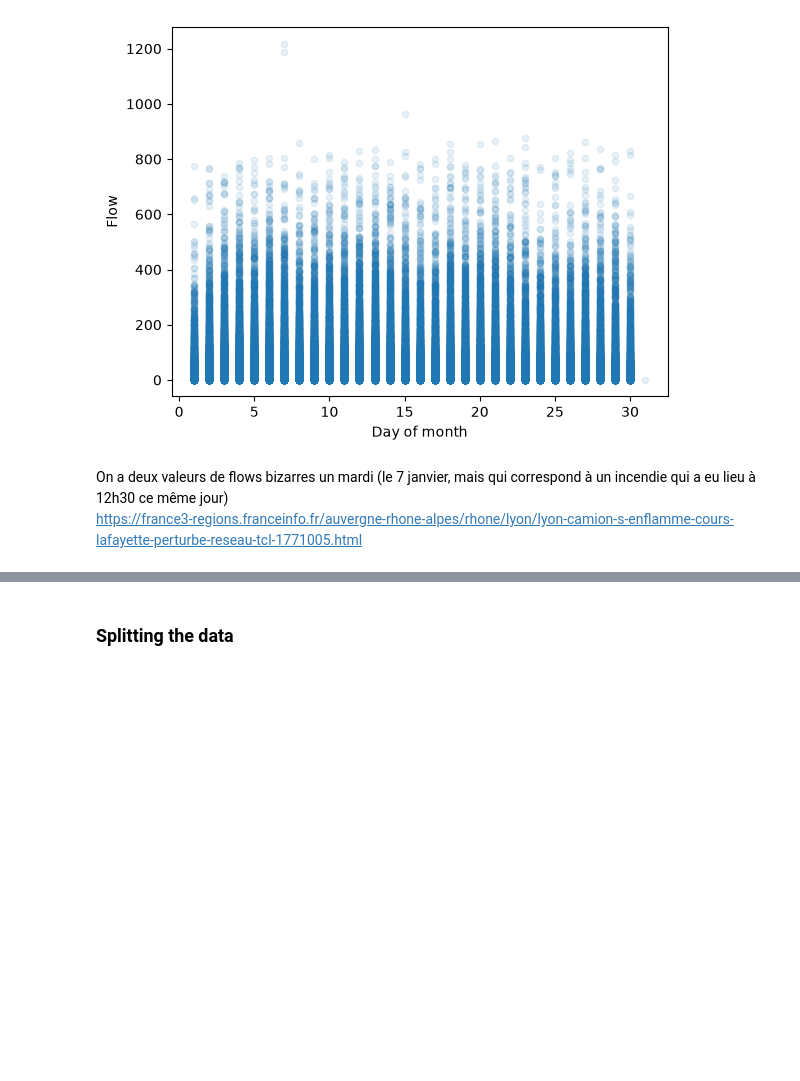
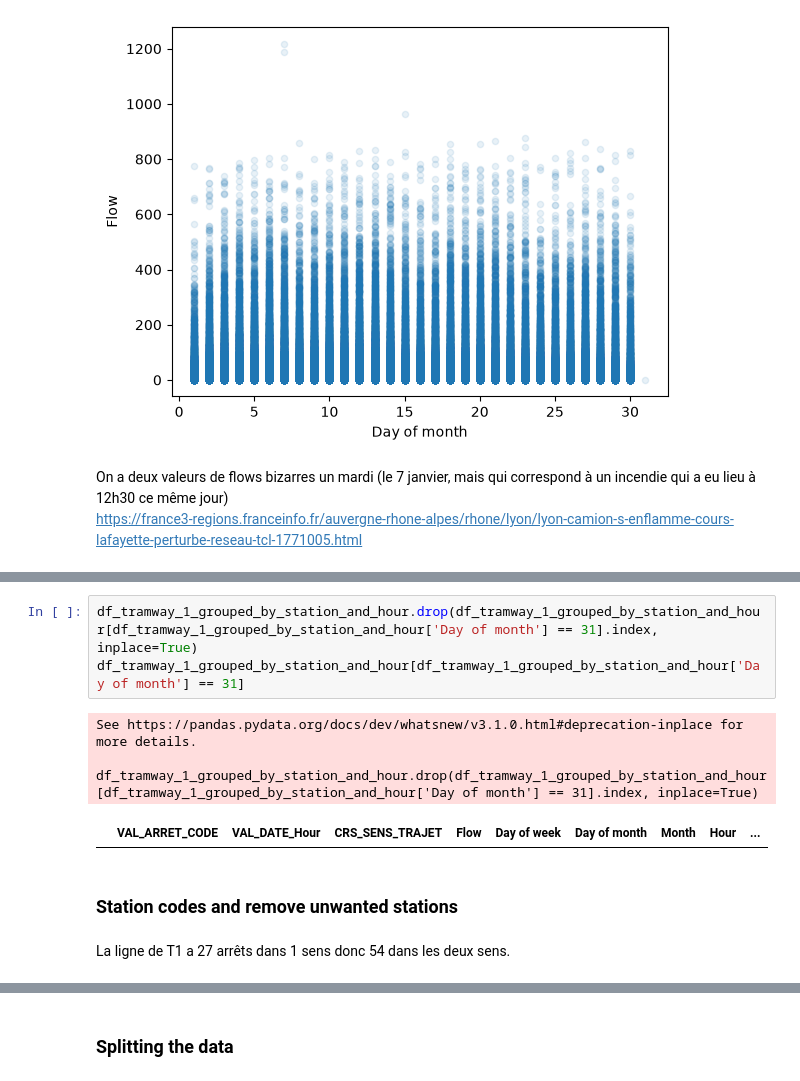
Before and after one commit to chloeruiz0300/Project, a Jupyter notebook: Notebooks/Data Preparation.ipynb, the cells around one changed output, grey strips where cells are left out. Drawn from its saved outputs; the diff is of its cells as text; blank space fills up the shorter version.

```diff
--- a/Notebooks/Data Preparation.ipynb
+++ b/Notebooks/Data Preparation.ipynb
@@ -222,0 +229,11 @@ On retire la seule valeur de flow qui a été compté le 31 décembre car on n'a
+# %%
+df_tramway_1_grouped_by_station_and_hour.drop(df_tramway_1_grouped_by_station_and_hour[df_tramway_1_grouped_by_station_and_hour['Day of month'] == 31].index, inplace=True)
+df_tramway_1_grouped_by_station_and_hour[df_tramway_1_grouped_by_station_and_hour['Day of month'] == 31]
+# %% [output]
+See https://pandas.pydata.org/docs/dev/whatsnew/v3.1.0.html#deprecation-inplace for more details.
+  df_tramway_1_grouped_by_station_and_hour.drop(df_tramway_1_grouped_by_station_and_hour[df_tramway_1_grouped_by_station_and_hour['Day of month'] == 31].index, inplace=True)
+|  | VAL_ARRET_CODE | VAL_DATE_Hour | CRS_SENS_TRAJET | Flow | Day of week | Day of month | Month | Hour | ... |
+# %% [markdown]
+### Station codes and remove unwanted stations
+# %% [markdown]
+La ligne de T1 a 27 arrêts dans 1 sens donc 54 dans les deux sens.
```
Also changed, not shown: parts of 9 cells of this notebook, 1 other file.
